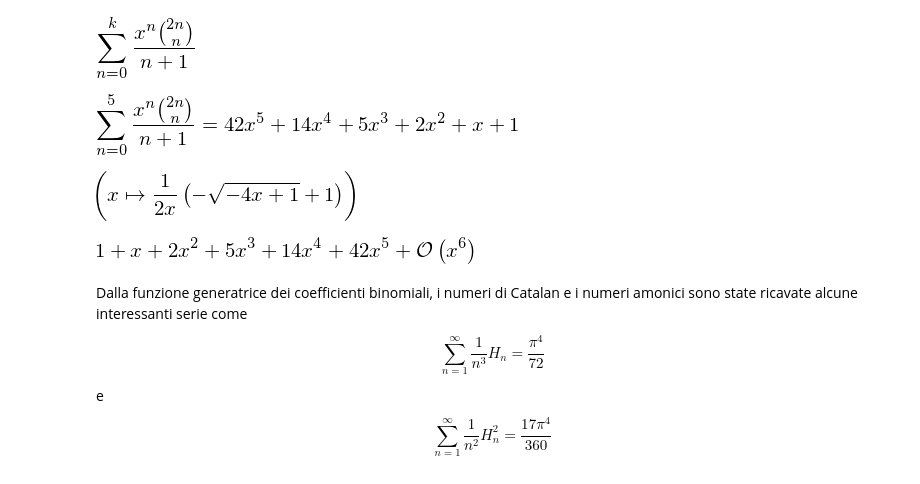
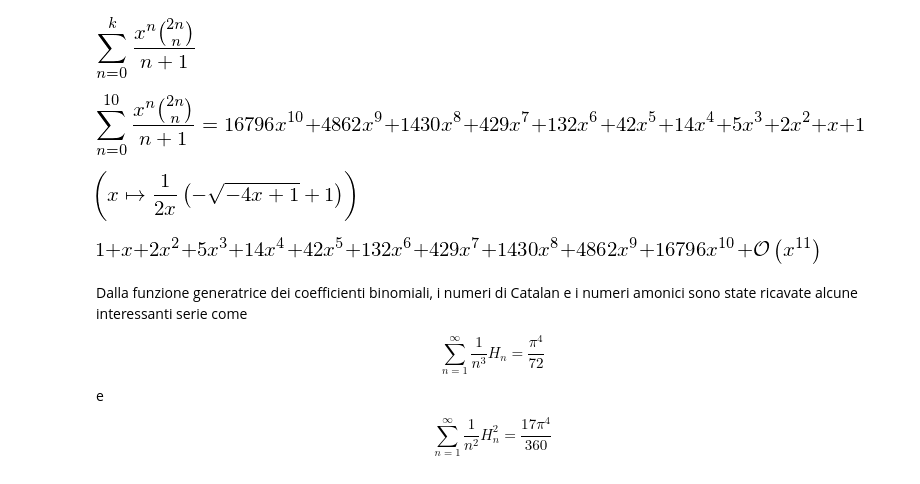
Before and after one commit to mameli/Analysis_and_Design_of_Algorithms, a Jupyter notebook: Chen21/chen.ipynb, the cells around one changed output. Drawn from its saved outputs; the diff is of its cells as text; code cells hidden in the pictures.

```diff
--- a/Chen21/chen.ipynb
+++ b/Chen21/chen.ipynb
@@ -11,6 +11,8 @@ import sys
 import matplotlib.pyplot as plt
 import matplotlib
 init_printing()
+
+EXP_VALUE = 10
 # %% [markdown]
 # 1) Introduzione
 I numeri di Catalan sono definiti come:
@@ -64,19 +66,19 @@ Cx
 # %% [output]
 [figure]
 # %%
-expanded = Cx.subs({k:5})
+expanded = Cx.subs({k:EXP_VALUE})
 Eq(expanded, expanded.doit())
 # %% [output]
-[figure, old version]
+[figure, new version]
 # %%
 catalan_expr = Lambda([x],(1 - sqrt(1 - 4 * x)) / (2*x))
 catalan_expr
 # %% [output]
 [figure]
 # %%
-series(catalan_expr(x), x, n=6)
+series(catalan_expr(x), x, n=11)
 # %% [output]
-[figure, old version]
+[figure, new version]
 # %% [markdown]
 Dalla funzione generatrice dei coefficienti binomiali, i numeri di Catalan e i numeri amonici
 sono state ricavate alcune interessanti serie come
```
Also changed, not shown: parts of 46 cells of this notebook.
